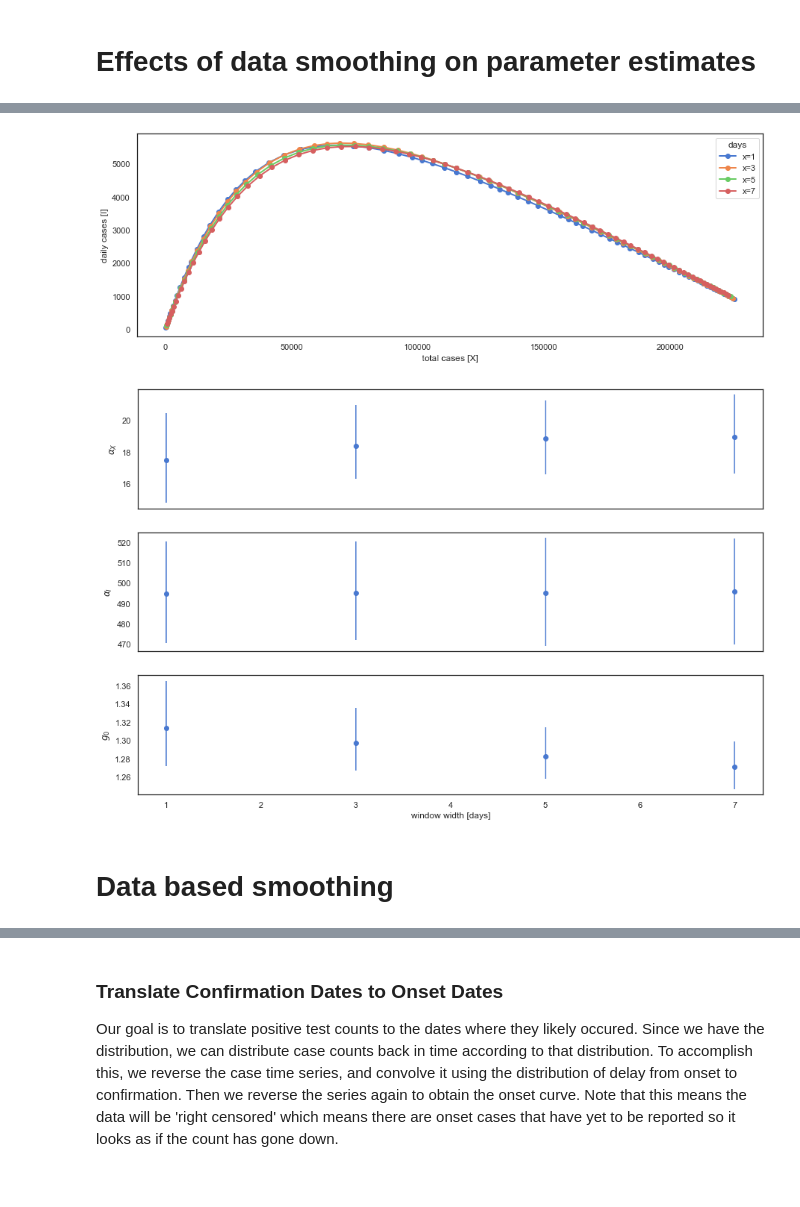
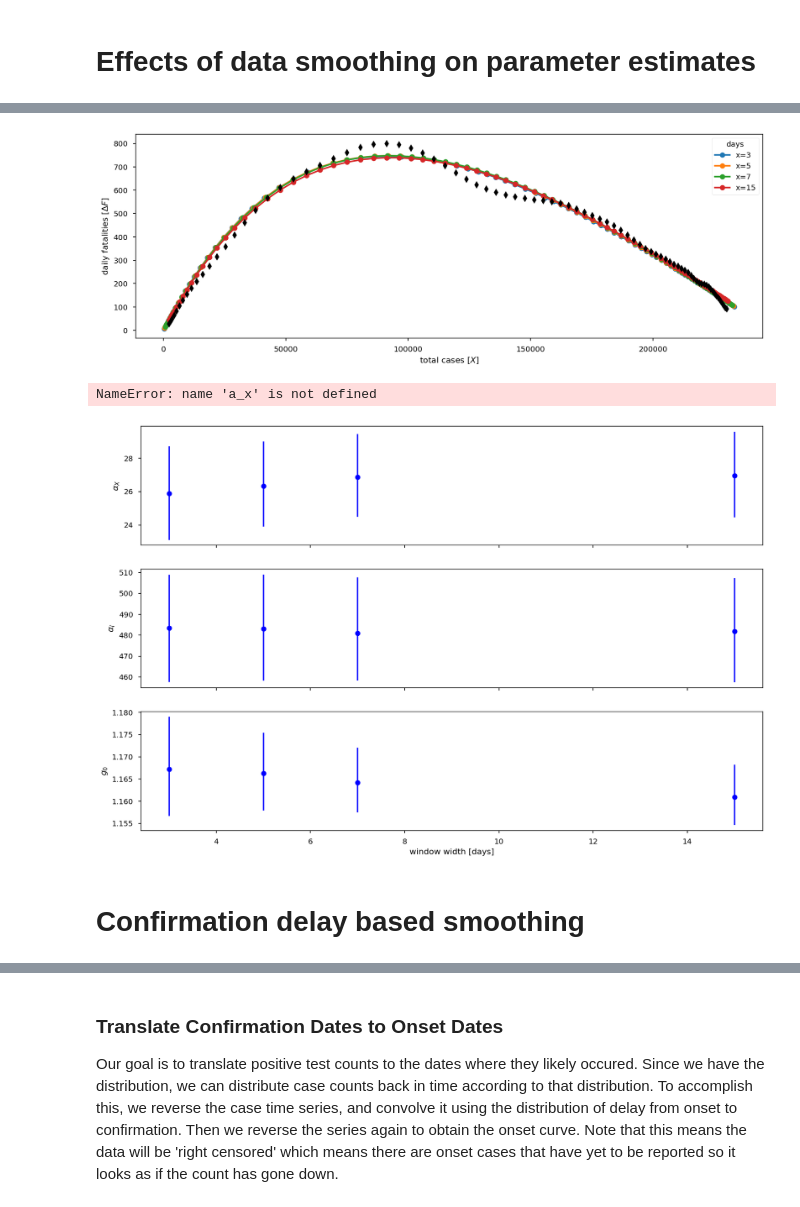
Before and after one commit to dimarkov/SIRCovid19, a Jupyter notebook: smoothing_data.ipynb, the cells around one changed output, grey strips where cells are left out. Cells and saved outputs as stored; diff of their text form; code cells hidden in the pictures.

```diff
--- a/smoothing_data.ipynb
+++ b/smoothing_data.ipynb
@@ -22,6 +22,7 @@ from numpyro.distributions.transforms import AffineTransform, ExpTransform, Comp
 from IPython.display import clear_output
 
 npyro.enable_validation(True)
+npyro.set_host_device_count(2)
 plt.style.use('seaborn-notebook')
 %config InlineBackend.figure_format = 'retina'
 # %%
@@ -120,14 +137,14 @@ days = pd.to_datetime(df_national.date, infer_datetime_format=True).dt.dayofweek
 
 fig, axes = plt.subplots(1, 1, figsize=(15, 5))
 
-for x in [1, 3, 5, 7]:
-    X = df_national.X.rolling(window=x, min_periods=1, center=True).mean()
-    I = np.diff(np.concatenate([np.zeros(1), X.values], -1), axis=-1)
-    axes.plot(X, I, 'o-', label='x={}'.format(x), lw=2)
+for x in [1, 3, 5, 7, 15]:
+    dF = df_national.D.diff().rolling(window=x, center=True, win_type='gaussian').mean(std=2.6)
+    X = df_national.X.rolling(window=1, center=True, win_type='gaussian').mean(std=2.6)
+    axes.plot(X, dF, 'o-', label='x={}'.format(x), lw=2)
 
-axes.scatter(df_national.X.values, df_national.I.values, c=days.values/6., cmap='gray_r', zorder=10)
+axes.scatter(df_national.X.values, df_national.D.diff().values, c=days.values/6., cmap='gray_r', zorder=10)
 
-axes.set_ylabel('daily cases [I]');
+axes.set_ylabel(r'daily fatalities [$\Delta F$]');
 axes.set_xlabel('total cases [X]');
 axes.legend();
 
@@ -136,0 +154,14 @@ fig.savefig('smoothing.png', dpi=300)
+# %%
+import numpy as onp
+fig, axes = plt.subplots(1, 1, figsize=(15, 5))
+
+for x in [1, 3, 5, 7, 15]:
+    dF = df_national.D.diff().rolling(window=x, center=True, win_type='gaussian').mean(std=2.6).dropna()
+
+    log_ratios = onp.log(dF.values[1:]) - onp.log(dF.values[:-1])
+
+    axes.plot(log_ratios, 'o-', label='x={}'.format(x), lw=2)
+
+axes.set_ylabel(r'$\ln \frac{\Delta F(t+1)}{\Delta F(t)}$');
+axes.set_xlabel('t [days]');
+axes.legend();
@@ -162,41 +241,46 @@ for x in [1, 3, 5, 7]:
 # %%
 fig, axes = plt.subplots(1, 1, figsize=(15, 5))
 
-for x in samples:
-    X = df_national.X.rolling(window=x, center=True).mean().values
-    if x > 1:
-        l = (x-1) // 2
-        X =X[l:-l]
+for x in samples2:
+    X = df_national.X.rolling(window=x, center=True, win_type='gaussian').mean(std=2.6).iloc[:-(x-1)//2].values
+    dF = df_national.D.diff().rolling(window=x, center=True, win_type='gaussian').mean(std=2.6).iloc[1:-(x-1)//2]
+    dX = df_national.X.diff().rolling(window=x, center=True, win_type='gaussian').mean(std=2.6).iloc[1:-(x-1)//2]
 
-    axes.plot(X, samples[x]['I'].mean(0), 'o-', label='x={}'.format(x), lw=2)
+    axes.plot(X, np.mean(samples2[x]['dF'], 0), 'o-', label='x={}'.format(x), lw=2)
+    if x == 15:
+        axes.plot(X[:-1], dF, 'kd')
 
-axes.set_ylabel('daily cases [I]');
-axes.set_xlabel('total cases [X]');
+axes.set_ylabel(r'daily fatalities [$\Delta F$]');
+axes.set_xlabel(r'total cases [$X$]');
 axes.legend(title='days');
 # %% [output]
-[figure, old version]
+[figure, new version]
+# %%
+a_x
+# %% [output]
+NameError: name 'a_x' is not defined
 # %%
 fig, axes = plt.subplots(3, 1, figsize=(15, 10), sharex=True)
 
-for x in samples:
-    a_x = np.percentile(samples[x]['a_X'], [5, 50, 95])
+for x in samples2:
+    a_x = np.percentile(samples2[x]['a_X'], [5, 50, 95])
     yerr = np.array([a_x[1] - a_x[0], a_x[-1] - a_x[1]])[:, None]
     axes[0].errorbar(x, a_x[1], yerr=yerr, marker='o', color='b')
     axes[0].set_ylabel(r'$\alpha_X$')
 
-    a_i = np.percentile(samples[x]['a_I'], [5, 50, 95])
+    a_i = np.percentile(samples2[x]['a_I'], [5, 50, 95])
     yerr = np.array([a_i[1] - a_i[0], a_i[-1] - a_i[1]])[:, None]
     axes[1].errorbar(x, a_i[1], yerr=yerr, marker='o', color='b')
     axes[1].set_ylabel(r'$\alpha_I$')
 
-    g = np.percentile(samples[x]['g0'], [5, 50, 95])
+    g = np.percentile(samples2[x]['g0'], [5, 50, 95])
     yerr = np.array([g[1] - g[0], g[-1] - g[1]])[:, None]
     axes[2].errorbar(x, g[1], yerr=yerr, marker='o', color='b')
     axes[2].set_ylabel(r'$g_0$')
 
 axes[-1].set_xlabel('window width [days]');
 # %% [output]
-[figure, old version]
+[figure, new version]
 # %% [markdown]
-# Data based smoothing
+# Confirmation delay based smoothing
 # %% [markdown]
```
Also changed, not shown: parts of 31 cells of this notebook.
